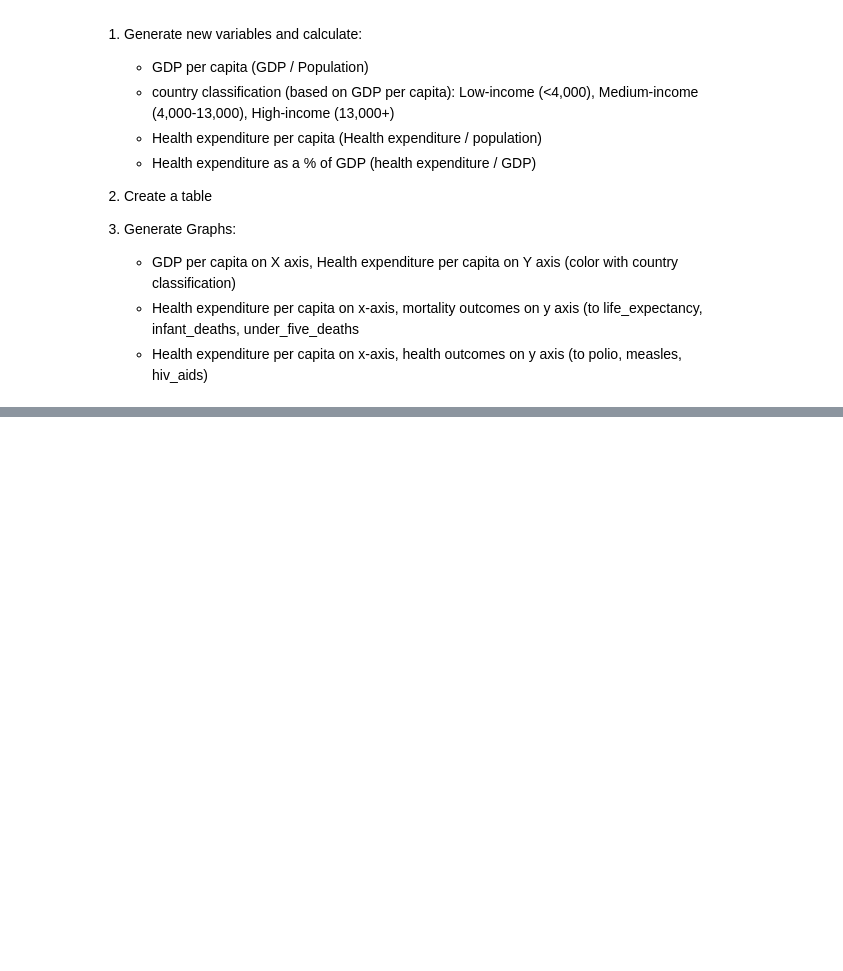
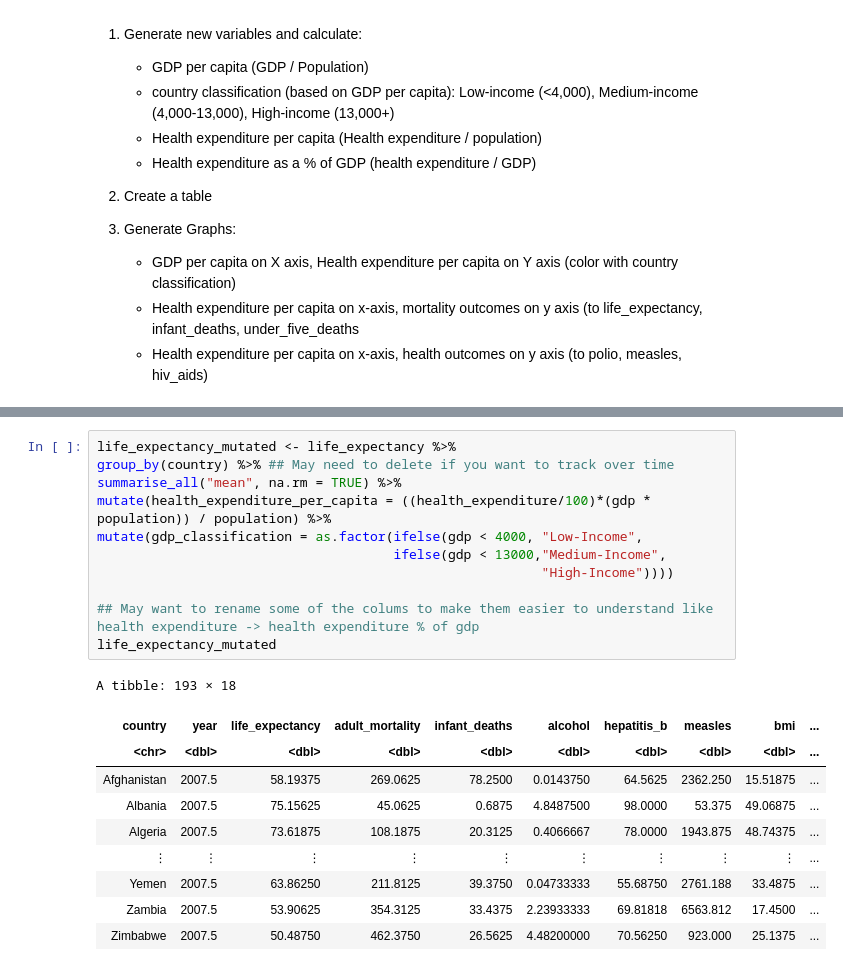
Before and after one commit to jycxu99/group_27_project, a Jupyter notebook: project_proposal.ipynb, the cells around one changed output, grey strips where cells are left out. Drawn from its saved outputs; the diff is of its cells as text; blank space fills up the shorter version.

```diff
--- a/project_proposal.ipynb
+++ b/project_proposal.ipynb
@@ -65,0 +93,22 @@ cols(
+# %%
+life_expectancy_mutated <- life_expectancy %>%
+group_by(country) %>% ## May need to delete if you want to track over time
+summarise_all("mean", na.rm = TRUE) %>%
+mutate(health_expenditure_per_capita = ((health_expenditure/100)*(gdp * population)) / population) %>%
+mutate(gdp_classification = as.factor(ifelse(gdp < 4000, "Low-Income",
+                                      ifelse(gdp < 13000,"Medium-Income",
+                                                         "High-Income"))))
+
+## May want to rename some of the colums to make them easier to understand like health expenditure -> health expenditure % of gdp
+life_expectancy_mutated
+# %% [output]
+A tibble: 193 × 18
+| country | year | life_expectancy | adult_mortality | infant_deaths | alcohol | hepatitis_b | measles | bmi | ... |
+| <chr> | <dbl> | <dbl> | <dbl> | <dbl> | <dbl> | <dbl> | <dbl> | <dbl> | ... |
+| Afghanistan | 2007.5 | 58.19375 | 269.0625 | 78.2500 | 0.0143750 | 64.5625 | 2362.250 | 15.51875 | ... |
+| Albania | 2007.5 | 75.15625 | 45.0625 | 0.6875 | 4.8487500 | 98.0000 | 53.375 | 49.06875 | ... |
+| Algeria | 2007.5 | 73.61875 | 108.1875 | 20.3125 | 0.4066667 | 78.0000 | 1943.875 | 48.74375 | ... |
+| ⋮ | ⋮ | ⋮ | ⋮ | ⋮ | ⋮ | ⋮ | ⋮ | ⋮ | ... |
+| Yemen | 2007.5 | 63.86250 | 211.8125 | 39.3750 | 0.04733333 | 55.68750 | 2761.188 | 33.4875 | ... |
+| Zambia | 2007.5 | 53.90625 | 354.3125 | 33.4375 | 2.23933333 | 69.81818 | 6563.812 | 17.4500 | ... |
+| Zimbabwe | 2007.5 | 50.48750 | 462.3750 | 26.5625 | 4.48200000 | 70.56250 | 923.000 | 25.1375 | ... |
```
Also changed, not shown: parts of 5 cells of this notebook.
